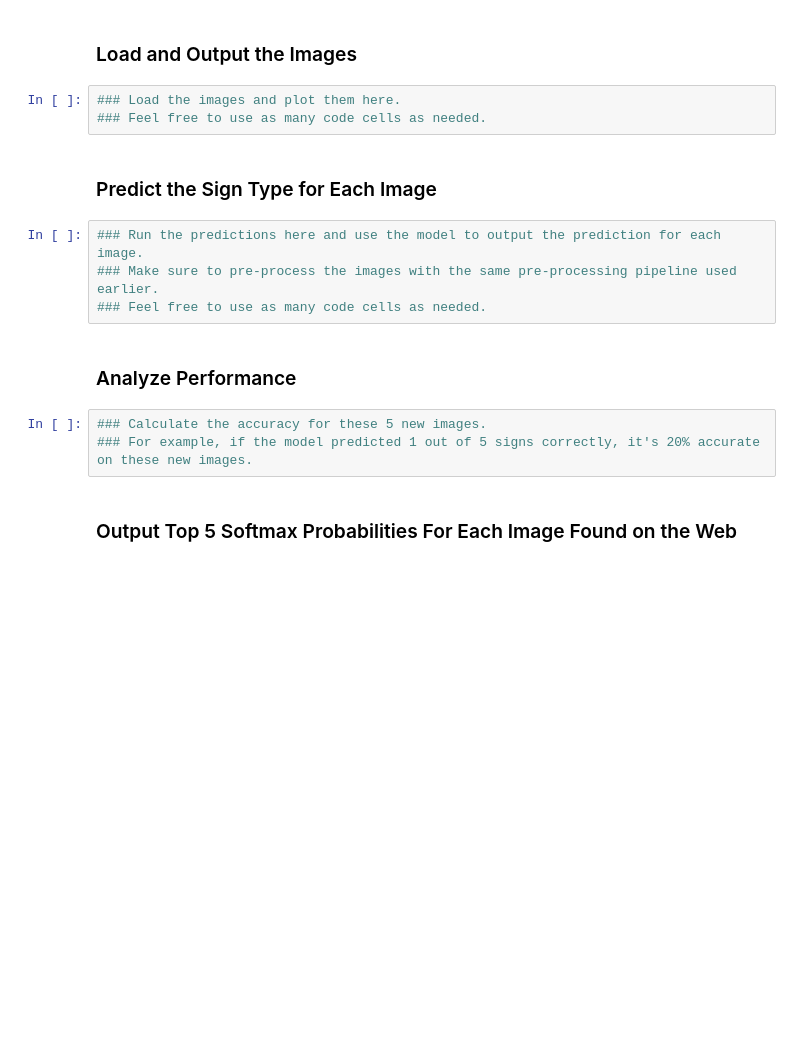
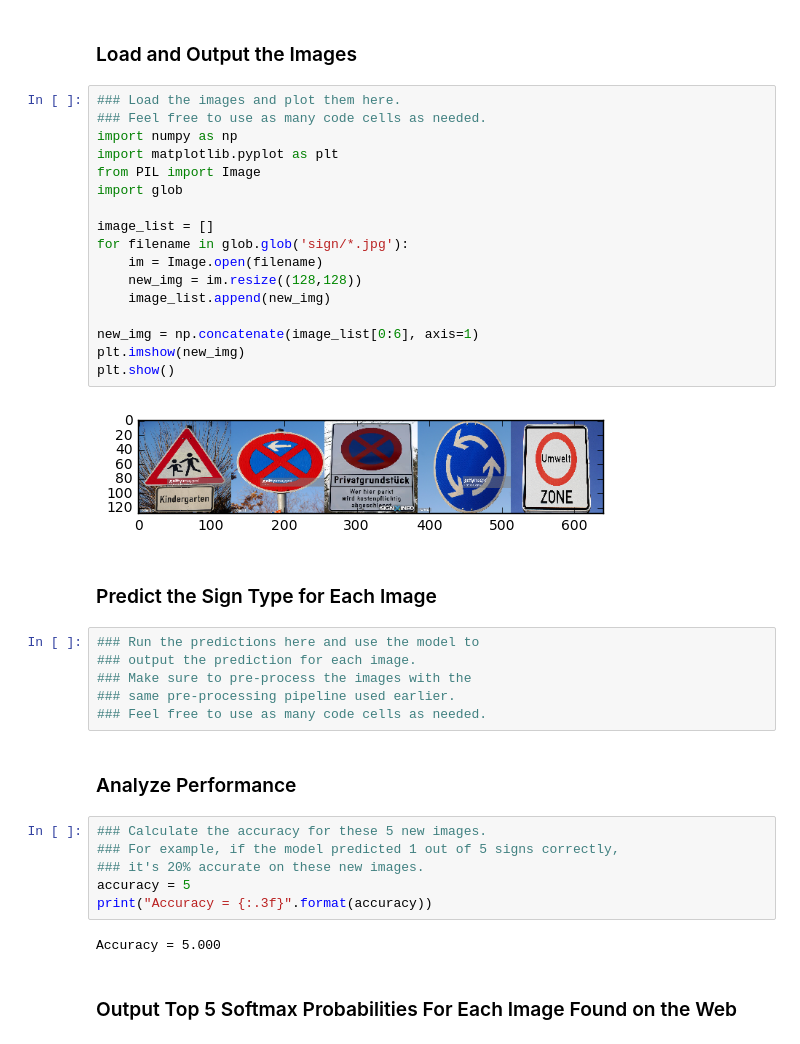
Before and after one commit to TheAisBack/CarND-Traffic-Sign-Classifier-Project, a Jupyter notebook: Traffic_Sign_Classifier.ipynb, the cells around one changed output. Drawn from its saved outputs; the diff is of its cells as text; blank space fills up the shorter version.

```diff
--- a/Traffic_Sign_Classifier.ipynb
+++ b/Traffic_Sign_Classifier.ipynb
@@ -308,20 +308,43 @@ To give yourself more insight into how your model is working, download at least
 You may find `signnames.csv` useful as it contains mappings from the class id (integer) to the actual sign name.
 # %% [markdown]
 ### Load and Output the Images
-# %%
-### Load the images and plot them here.
-### Feel free to use as many code cells as needed.
+# %%
+### Load the images and plot them here.
+### Feel free to use as many code cells as needed.
+import numpy as np
+import matplotlib.pyplot as plt
+from PIL import Image
+import glob
+
+image_list = []
+for filename in glob.glob('sign/*.jpg'):
+    im = Image.open(filename)
+    new_img = im.resize((128,128))
+    image_list.append(new_img)
+
+new_img = np.concatenate(image_list[0:6], axis=1)
+plt.imshow(new_img)
+plt.show()
+# %% [output]
+[figure, added]
 # %% [markdown]
 ### Predict the Sign Type for Each Image
 # %%
-### Run the predictions here and use the model to output the prediction for each image.
-### Make sure to pre-process the images with the same pre-processing pipeline used earlier.
+### Run the predictions here and use the model to
+### output the prediction for each image.
+### Make sure to pre-process the images with the
+### same pre-processing pipeline used earlier.
 ### Feel free to use as many code cells as needed.
 # %% [markdown]
 ### Analyze Performance
 # %%
 ### Calculate the accuracy for these 5 new images.
-### For example, if the model predicted 1 out of 5 signs correctly, it's 20% accurate on these new images.
+### For example, if the model predicted 1 out of 5 signs correctly,
+### it's 20% accurate on these new images.
+accuracy = 5
+print("Accuracy = {:.3f}".format(accuracy))
+# %% [output]
+Accuracy = 5.000
 # %% [markdown]
 ### Output Top 5 Softmax Probabilities For Each Image Found on the Web
 # %% [markdown]
```
Also changed, not shown: 6 other files.
